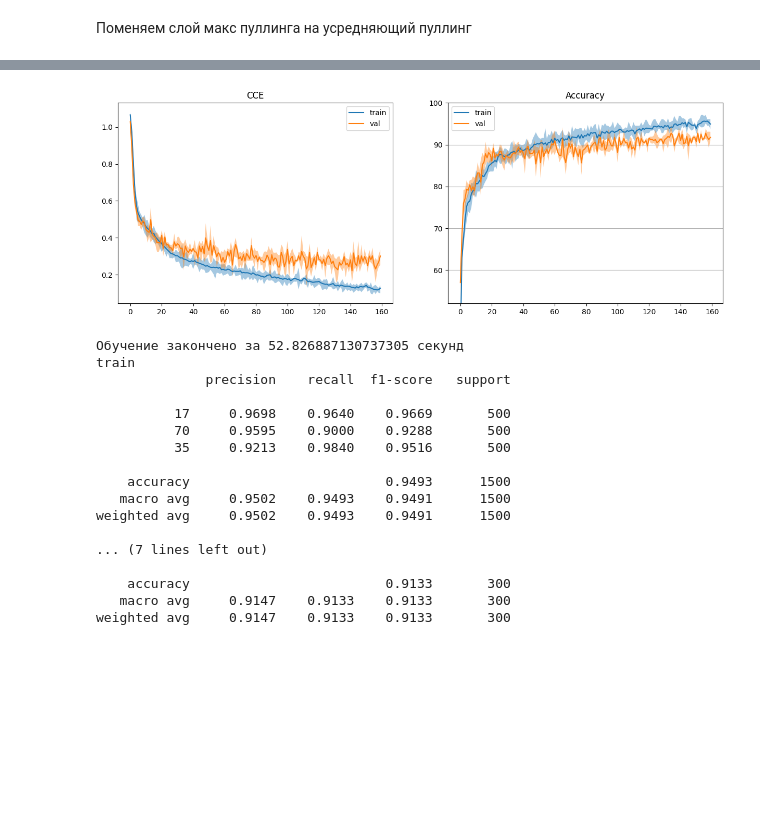
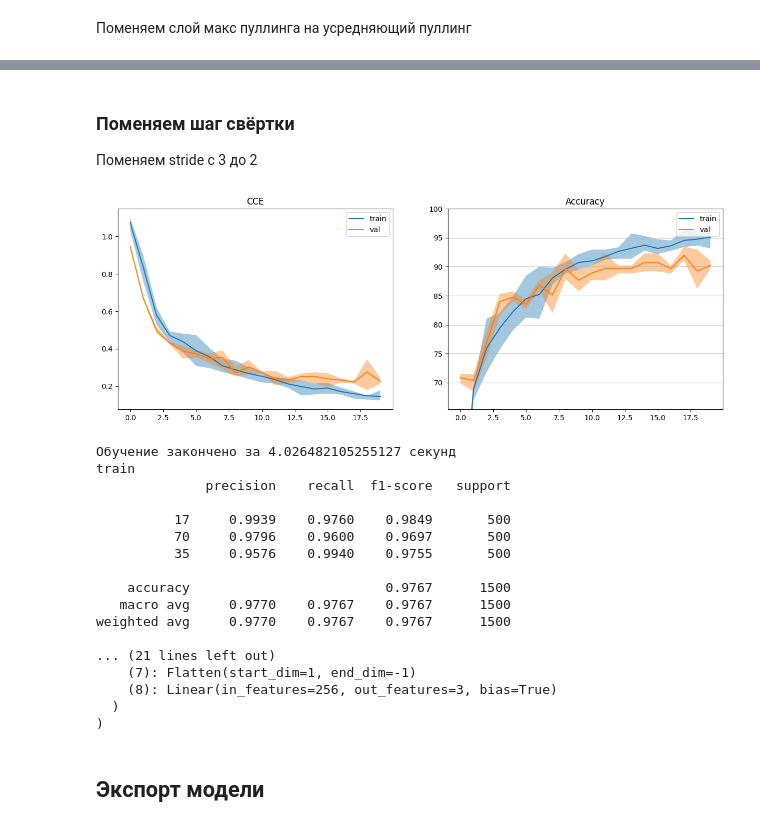
Before and after one commit to DeadlySquad13/t5-2-Neuroscience__Labs, a Jupyter notebook: src/lab2/main.ipynb, the cells around one changed output, grey strips where cells are left out. Saved outputs shown, nothing was run; the diff lists cells and outputs as text; code cells hidden in the pictures; blank space fills up the shorter version.

Commit message:
[Enh](Lab2): Added experiments with conv params.

```diff
--- a/src/lab2/main.ipynb
+++ b/src/lab2/main.ipynb
@@ -713,0 +790,24 @@ weighted avg     0.9277    0.9267    0.9270       300
+# %%
+class Cifar100_CNN(nn.Module):
+    def __init__(self, hidden_size=HIDDEN_SIZE, classes=100):
+        super(Cifar100_CNN, self).__init__()
+        self.seq = nn.Sequential(
+            Normalize([0.5074, 0.4867, 0.4411], [0.2011, 0.1987, 0.2025]),
+            nn.Conv2d(3, hidden_size, kernel_size=7, stride=3, padding=2),
+            nn.ReLU(),
+            nn.MaxPool2d(kernel_size=7, stride=2, padding=3),
+            nn.Conv2d(hidden_size, hidden_size * 2, kernel_size=3, stride=2, padding=1),
+            nn.ReLU(),
+            nn.MaxPool2d(kernel_size=3, stride=2, padding=1),
+            nn.Flatten(),
+            nn.Linear(hidden_size * 8, classes),
+        )
+
+    def forward(self, input):
+        return self.seq(input)
+
+
+model = Cifar100_CNN(hidden_size=HIDDEN_SIZE, classes=len(CLASSES))
+dataloader = train_classifier(model, epochs=30)
+compare_classification_reports(dataloader)
+print(model)
@@ -714,50 +833,51 @@ weighted avg     0.9277    0.9267    0.9270       300
+# %% [markdown]
+### Поменяем шаг свёртки
+Поменяем stride с 3 до 2
 # %%
-class Cifar100_CNN_3(nn.Module):
+class Cifar100_CNN(nn.Module):
     def __init__(self, hidden_size=HIDDEN_SIZE, classes=100):
         super(Cifar100_CNN, self).__init__()
-        # https://blog.jovian.ai/image-classification-of-cifar100-dataset-using-pytorch-8b7145242df1
         self.seq = nn.Sequential(
             Normalize([0.5074, 0.4867, 0.4411], [0.2011, 0.1987, 0.2025]),
-            # первый способ уменьшения размерности картинки - через stride
-            nn.Conv2d(3, hidden_size, 5, stride=2, padding=2),
+            nn.Conv2d(3, hidden_size, kernel_size=5, stride=2, padding=2),
             nn.ReLU(),
-            # второй способ уменьшения размерности картинки - через слой пуллинг
-            nn.Conv2d(hidden_size, hidden_size * 2, 3, stride=2, padding=1),
+            nn.MaxPool2d(kernel_size=5, stride=2, padding=1),
+            nn.Conv2d(hidden_size, hidden_size * 2, kernel_size=3, stride=2, padding=1),
             nn.ReLU(),
-            nn.Conv2d(hidden_size * 2, hidden_size * 3, 3, stride=2, padding=1),
-            nn.ReLU(),
-            nn.AvgPool2d(4),  # nn.MaxPool2d(4),
+            nn.MaxPool2d(kernel_size=3, stride=2, padding=1),
             nn.Flatten(),
             nn.Linear(hidden_size * 8, classes),
         )
 
     def forward(self, input):
         return self.seq(input)
 
 
 model = Cifar100_CNN(hidden_size=HIDDEN_SIZE, classes=len(CLASSES))
+dataloader = train_classifier(model, epochs=30)
+compare_classification_reports(dataloader)
 print(model)
-dataloader = train_classifier(model, epochs=160)
-compare_classification_reports(dataloader)
 # %% [output]
-[figure, old version]
+[figure, new version]
-Обучение закончено за 52.826887130737305 секунд
+Обучение закончено за 4.026482105255127 секунд
 train
               precision    recall  f1-score   support
 
-          17     0.9698    0.9640    0.9669       500
-          70     0.9595    0.9000    0.9288       500
-          35     0.9213    0.9840    0.9516       500
+          17     0.9939    0.9760    0.9849       500
+          70     0.9796    0.9600    0.9697       500
+          35     0.9576    0.9940    0.9755       500
 
-    accuracy                         0.9493      1500
-   macro avg     0.9502    0.9493    0.9491      1500
-weighted avg     0.9502    0.9493    0.9491      1500
+    accuracy                         0.9767      1500
+   macro avg     0.9770    0.9767    0.9767      1500
+weighted avg     0.9770    0.9767    0.9767      1500
 
-... (7 lines left out)
-
-    accuracy                         0.9133       300
-   macro avg     0.9147    0.9133    0.9133       300
-weighted avg     0.9147    0.9133    0.9133       300
+... (21 lines left out)
+    (7): Flatten(start_dim=1, end_dim=-1)
+    (8): Linear(in_features=256, out_features=3, bias=True)
+  )
+)
+# %% [markdown]
+## Экспорт модели
 # %%
 model_path = Path("models")
 model_filename = "cifar_cnn.pt"
```
Also changed, not shown: parts of 25 cells of this notebook, 1 other file.
